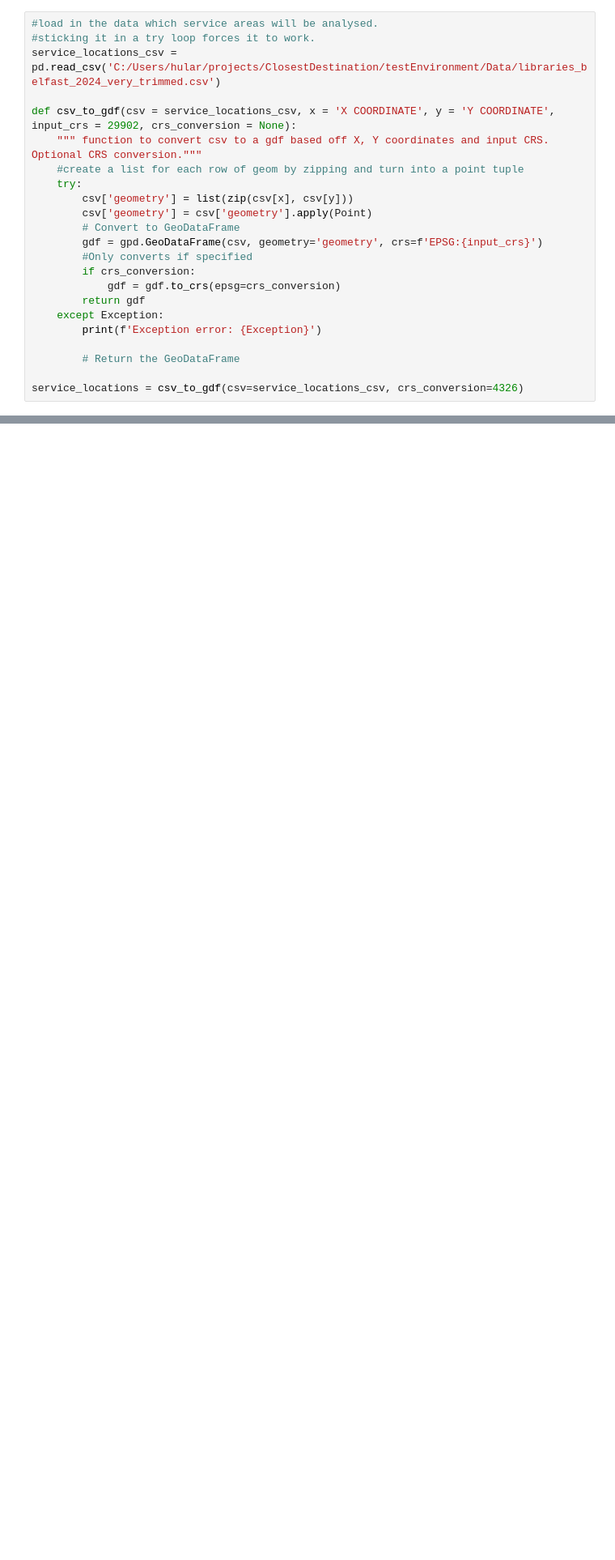
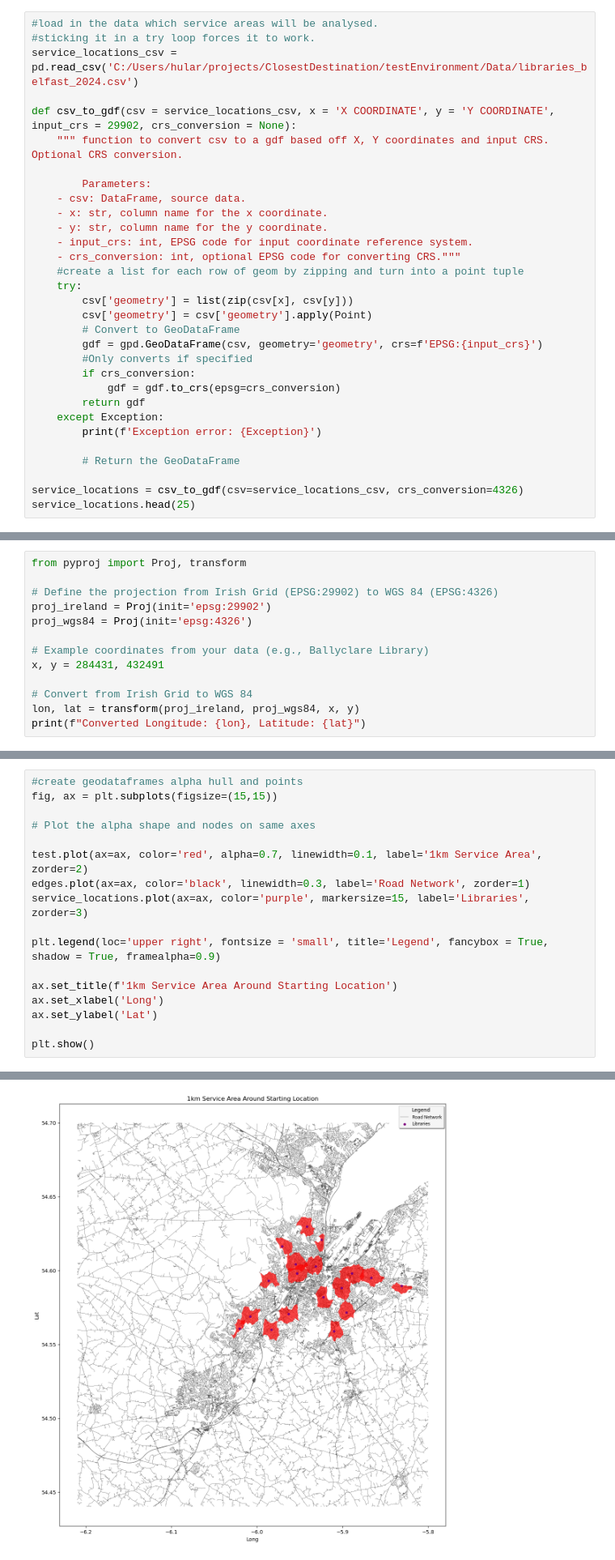
Before and after one commit to hularuns/ClosestDestination, a Jupyter notebook: service_area.ipynb, the cells around one changed output, grey strips where cells are left out. Shown at 81% size. Cells and saved outputs as stored; diff of their text form; blank space fills up the shorter version.

```diff
--- a/service_area.ipynb
+++ b/service_area.ipynb
@@ -32,10 +35,17 @@ G = osm.to_graph(nodes, edges, graph_type='networkx')
 # %%
 #load in the data which service areas will be analysed.
 #sticking it in a try loop forces it to work.
-service_locations_csv = pd.read_csv('C:/Users/hular/projects/ClosestDestination/testEnvironment/Data/libraries_belfast_2024_very_trimmed.csv')
+service_locations_csv = pd.read_csv('C:/Users/hular/projects/ClosestDestination/testEnvironment/Data/libraries_belfast_2024.csv')
 
 def csv_to_gdf(csv = service_locations_csv, x = 'X COORDINATE', y = 'Y COORDINATE', input_crs = 29902, crs_conversion = None):
-    """ function to convert csv to a gdf based off X, Y coordinates and input CRS. Optional CRS conversion."""
+    """ function to convert csv to a gdf based off X, Y coordinates and input CRS. Optional CRS conversion.
+
+        Parameters:
+    - csv: DataFrame, source data.
+    - x: str, column name for the x coordinate.
+    - y: str, column name for the y coordinate.
+    - input_crs: int, EPSG code for input coordinate reference system.
+    - crs_conversion: int, optional EPSG code for converting CRS."""
     #create a list for each row of geom by zipping and turn into a point tuple
     try:
         csv['geometry'] = list(zip(csv[x], csv[y]))
@@ -52,3 +62,4 @@ def csv_to_gdf(csv = service_locations_csv, x = 'X COORDINATE', y = 'Y COORDINAT
         # Return the GeoDataFrame
 
 service_locations = csv_to_gdf(csv=service_locations_csv, crs_conversion=4326)
+service_locations.head(25)
@@ -54,0 +84,13 @@ service_locations = csv_to_gdf(csv=service_locations_csv, crs_conversion=4326)
+# %%
+from pyproj import Proj, transform
+
+# Define the projection from Irish Grid (EPSG:29902) to WGS 84 (EPSG:4326)
+proj_ireland = Proj(init='epsg:29902')
+proj_wgs84 = Proj(init='epsg:4326')
+
+# Example coordinates from your data (e.g., Ballyclare Library)
+x, y = 284431, 432491
+
+# Convert from Irish Grid to WGS 84
+lon, lat = transform(proj_ireland, proj_wgs84, x, y)
+print(f"Converted Longitude: {lon}, Latitude: {lat}")
@@ -76,0 +178,18 @@ dict_values([{'nearest_node': 73250694}, {'nearest_node': 8417220926}, {'nearest
+# %%
+#create geodataframes alpha hull and points
+fig, ax = plt.subplots(figsize=(15,15))
+
+# Plot the alpha shape and nodes on same axes
+
+test.plot(ax=ax, color='red', alpha=0.7, linewidth=0.1, label='1km Service Area', zorder=2)
+edges.plot(ax=ax, color='black', linewidth=0.3, label='Road Network', zorder=1)
+service_locations.plot(ax=ax, color='purple', markersize=15, label='Libraries', zorder=3)
+
+plt.legend(loc='upper right', fontsize = 'small', title='Legend', fancybox = True, shadow = True, framealpha=0.9)
+
+ax.set_title(f'1km Service Area Around Starting Location')
+ax.set_xlabel('Long')
+ax.set_ylabel('Lat')
+
+plt.show()
+# %% [output]
@@ -77,3 +198,4 @@ dict_values([{'nearest_node': 73250694}, {'nearest_node': 8417220926}, {'nearest
+[figure, added]
 # %%
 #Example single not looped yet.
 #loop over library nearest node dict with single_source_path_length,
```
Also changed, not shown: parts of 12 cells of this notebook.
